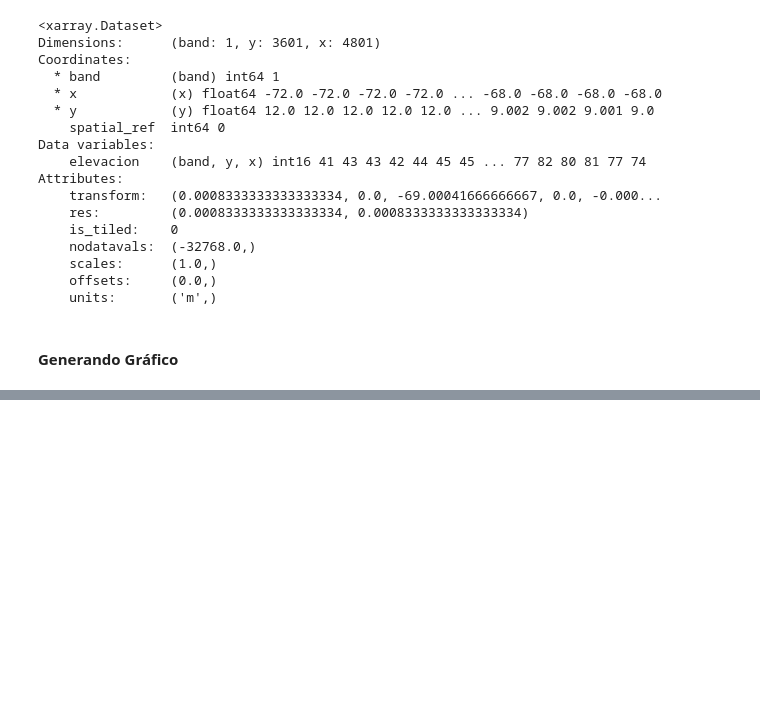
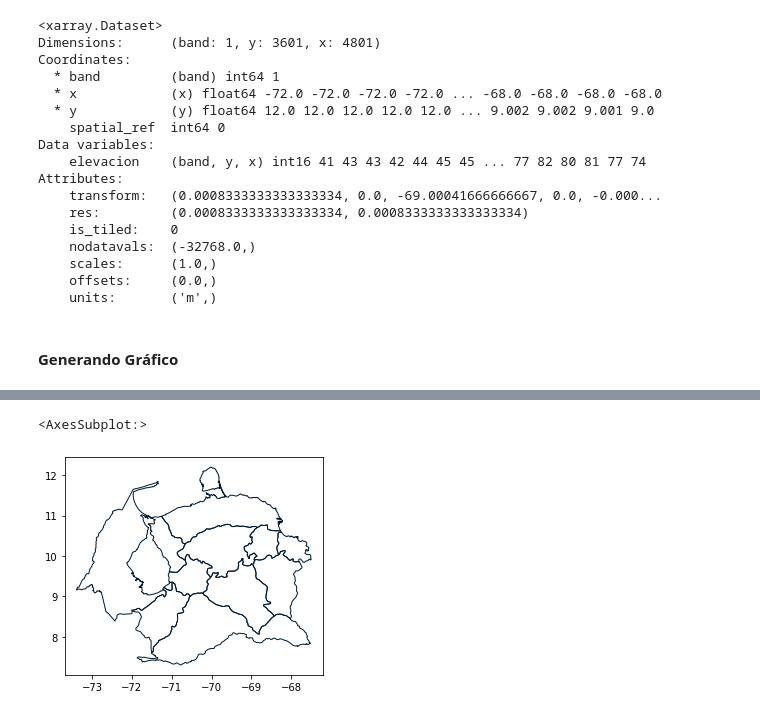
Before and after one commit to esglobe/geet-metview, a Jupyter notebook: 5.2_elevacion_global.ipynb, the cells around one changed output, grey strips where cells are left out. Saved outputs shown, nothing was run; the diff lists cells and outputs as text; code cells hidden in the pictures; blank space fills up the shorter version.

```diff
--- a/5.2_elevacion_global.ipynb
+++ b/5.2_elevacion_global.ipynb
@@ -103,3 +138,9 @@ Attributes:
+# %%
+venezuela_estados = venezuela_poligonos[venezuela_poligonos.NAME_1.isin(['Barinas','Mérida','Falcón','Zulia','Trujillo','Carabobo','Yaracuy','Lara','Portuguesa','Cojedes'])]
+venezuela_estados.boundary.plot(color='#001B32', linewidth=1)
+# %% [output]
+<AxesSubplot:>
+[figure, added]
 # %%
 # plot
 fig = plt.figure(figsize=(20,10))
```
Also changed, not shown: parts of 3 cells of this notebook, 8 other files.
